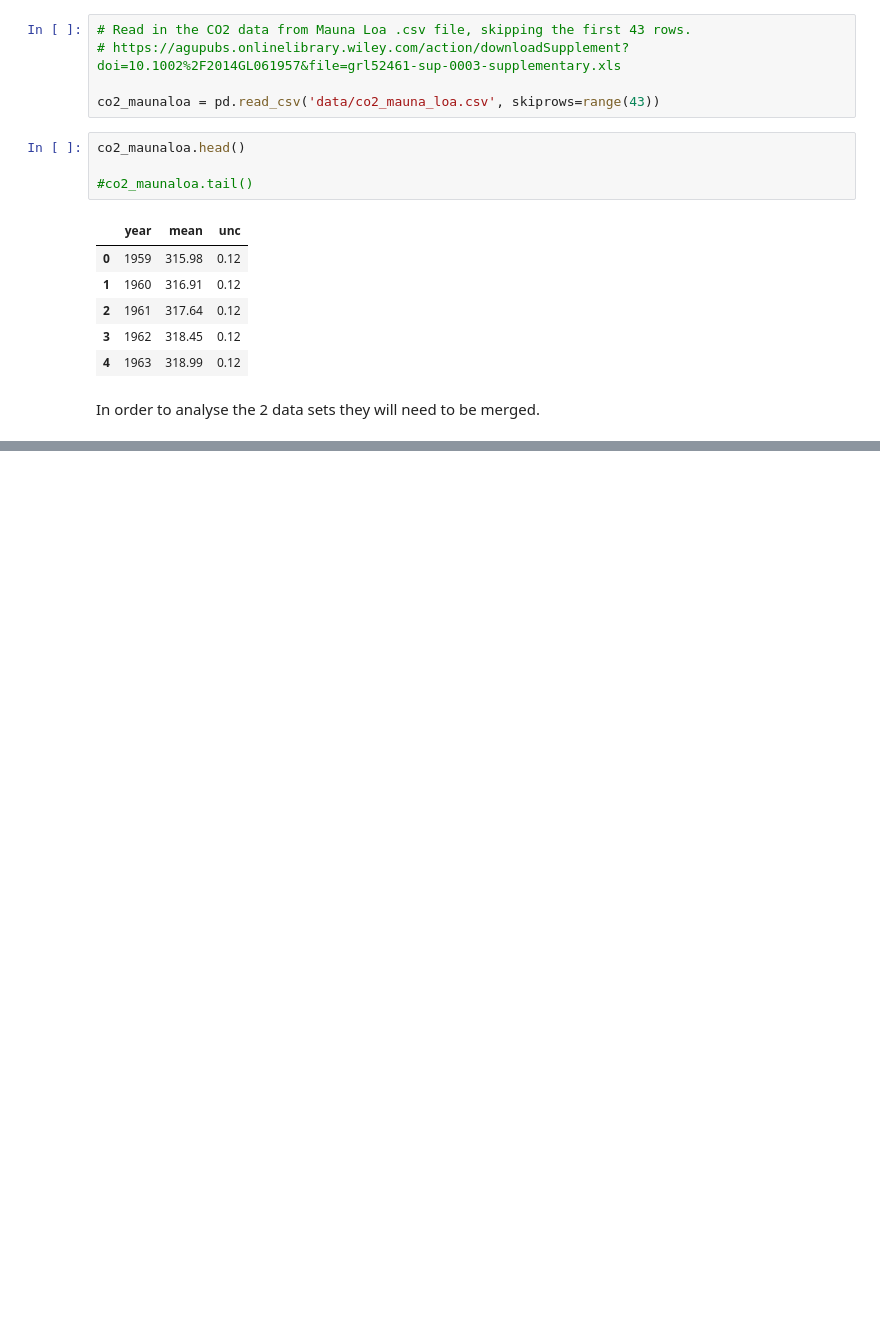
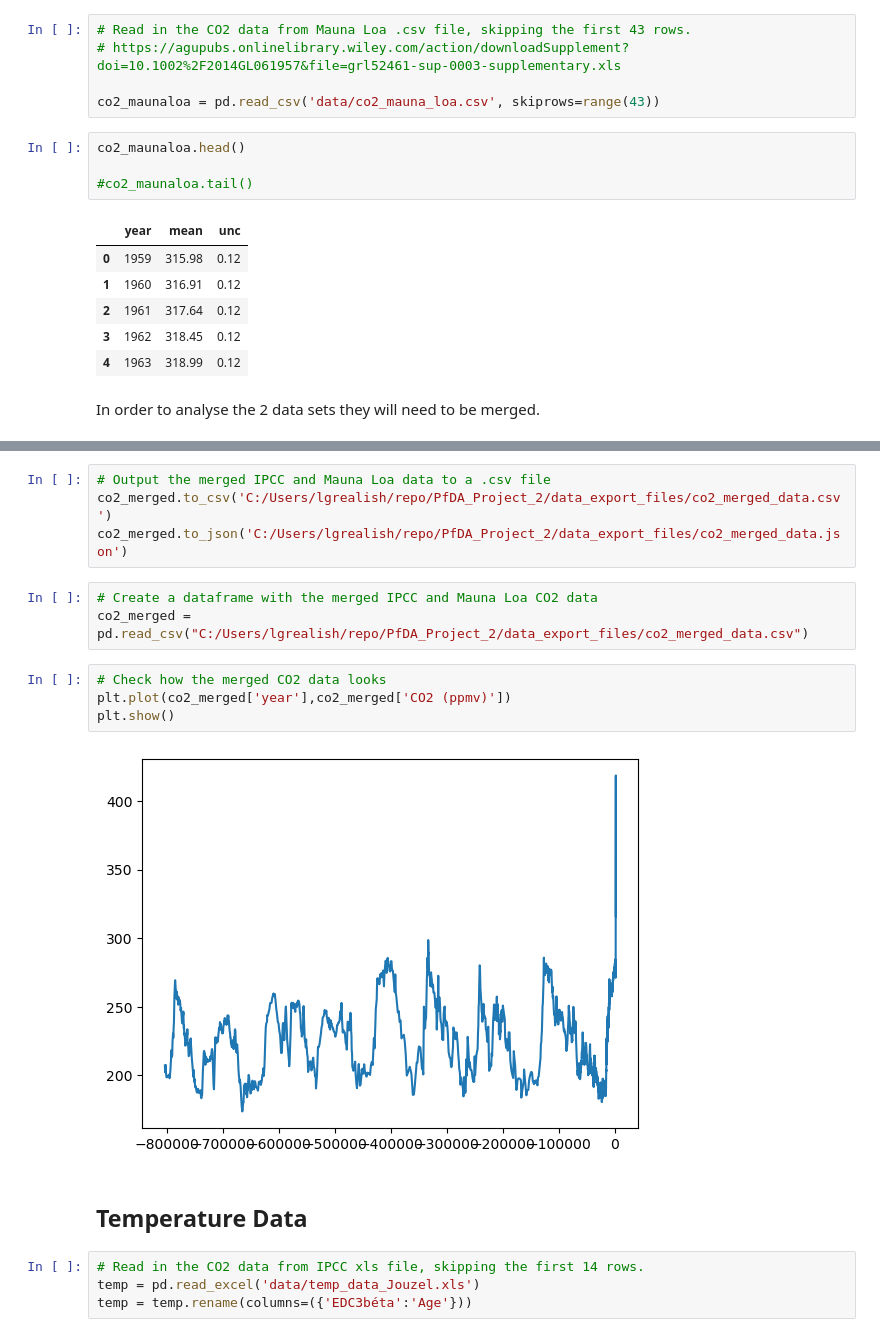
Before and after one commit to lgrealish/PfDA_Project_2, a Jupyter notebook: PfDA_Assignment2.ipynb, the cells around one changed output, grey strips where cells are left out. Saved outputs shown, nothing was run; the diff lists cells and outputs as text; blank space fills up the shorter version.

Commit message:
Read in temp data, export co2 data

```diff
--- a/PfDA_Assignment2.ipynb
+++ b/PfDA_Assignment2.ipynb
@@ -144,0 +149,19 @@ print(co2_merged)
+# %%
+# Output the merged IPCC and Mauna Loa data to a .csv file
+co2_merged.to_csv('C:/Users/lgrealish/repo/PfDA_Project_2/data_export_files/co2_merged_data.csv')
+co2_merged.to_json('C:/Users/lgrealish/repo/PfDA_Project_2/data_export_files/co2_merged_data.json')
+# %%
+# Create a dataframe with the merged IPCC and Mauna Loa CO2 data
+co2_merged = pd.read_csv("C:/Users/lgrealish/repo/PfDA_Project_2/data_export_files/co2_merged_data.csv")
+# %%
+# Check how the merged CO2 data looks
+plt.plot(co2_merged['year'],co2_merged['CO2 (ppmv)'])
+plt.show()
+# %% [output]
+[figure, added]
+# %% [markdown]
+## Temperature Data
+# %%
+# Read in the CO2 data from IPCC xls file, skipping the first 14 rows.
+temp = pd.read_excel('data/temp_data_Jouzel.xls')
+temp = temp.rename(columns=({'EDC3béta':'Age'}))
```
Also changed, not shown: parts of 12 cells of this notebook, 4 other files.
